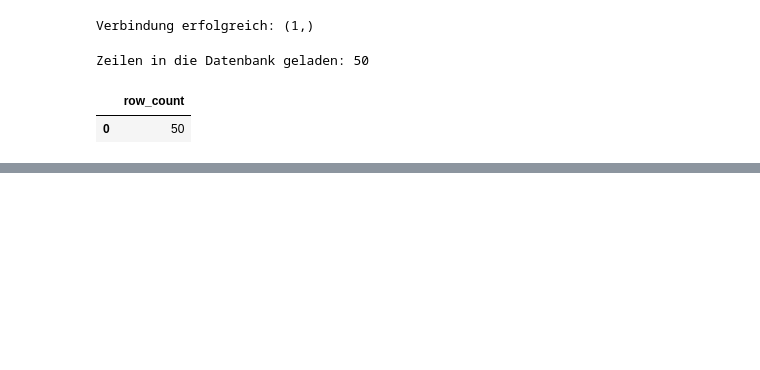
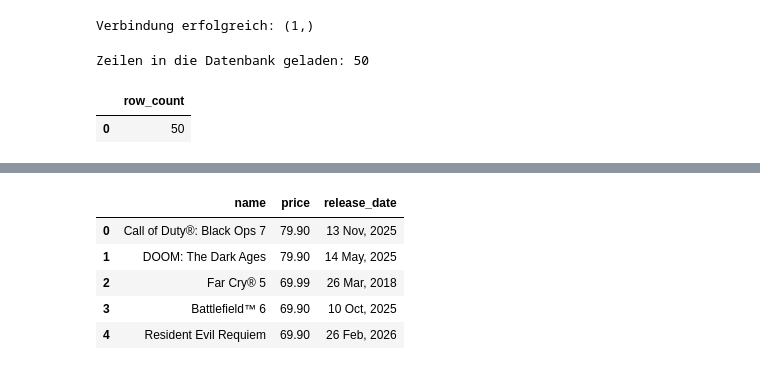
Before and after one commit to axpogroup/introductory-apprenticeship-axsa, a Jupyter notebook: web_scraper/steam_scraper.ipynb, the cells around one changed output, grey strips where cells are left out. Cells and saved outputs as stored; diff of their text form; code cells hidden in the pictures; blank space fills up the shorter version.

```diff
--- a/web_scraper/steam_scraper.ipynb
+++ b/web_scraper/steam_scraper.ipynb
@@ -420,0 +519,16 @@ teure
+# %%
+teuerste = pd.read_sql("""
+    SELECT name, price, release_date
+    FROM steam_games
+    ORDER BY price DESC
+    LIMIT 5
+""", engine)
+
+teuerste
+# %% [output]
+|  | name | price | release_date |
+| 0 | Call of Duty®: Black Ops 7 | 79.90 | 13 Nov, 2025 |
+| 1 | DOOM: The Dark Ages | 79.90 | 14 May, 2025 |
+| 2 | Far Cry® 5 | 69.99 | 26 Mar, 2018 |
+| 3 | Battlefield™ 6 | 69.90 | 10 Oct, 2025 |
+| 4 | Resident Evil Requiem | 69.90 | 26 Feb, 2026 |
```
Also changed, not shown: parts of 18 cells of this notebook, 5 other files.
